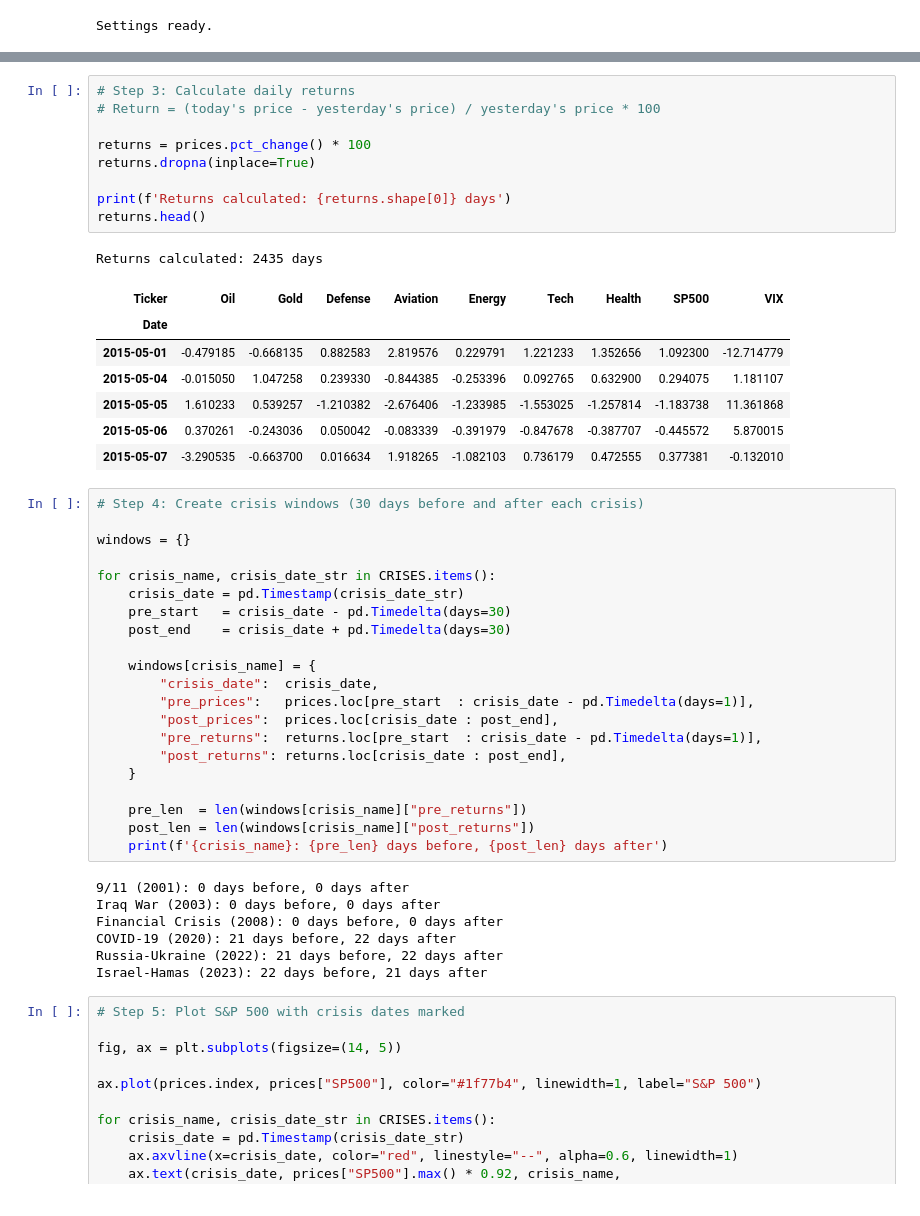
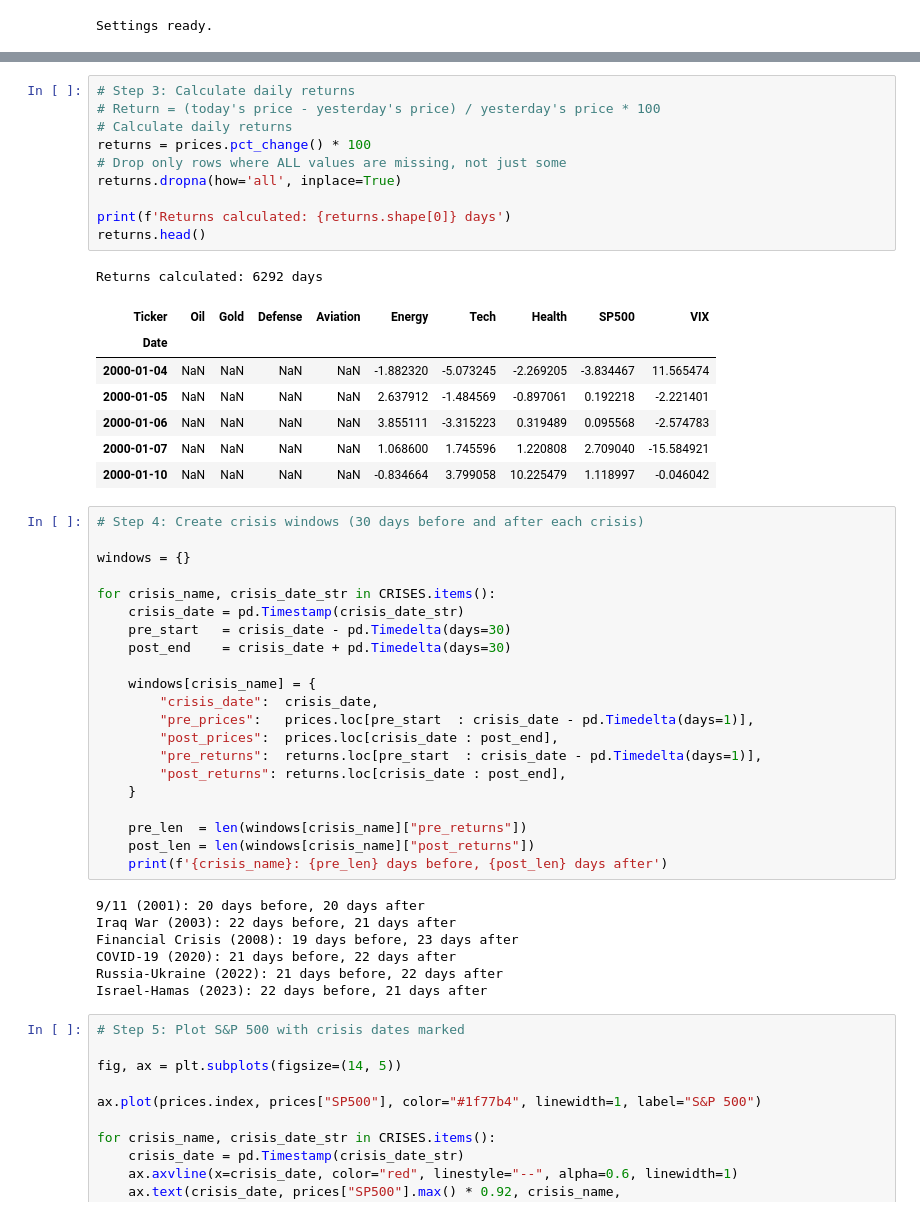
Before and after one commit to yagmurcaloglu-design/DSA_210_TermProject, a Jupyter notebook: data_collection (2).ipynb, the cells around one changed output, grey strips where cells are left out. Drawn from its saved outputs; the diff is of its cells as text.

```diff
--- a/data_collection (2).ipynb
+++ b/data_collection (2).ipynb
@@ -119,21 +153,22 @@ Skipping FRED for now.
 # %%
 # Step 3: Calculate daily returns
 # Return = (today's price - yesterday's price) / yesterday's price * 100
-
+# Calculate daily returns
 returns = prices.pct_change() * 100
-returns.dropna(inplace=True)
+# Drop only rows where ALL values are missing, not just some
+returns.dropna(how='all', inplace=True)
 
 print(f'Returns calculated: {returns.shape[0]} days')
 returns.head()
 # %% [output]
-Returns calculated: 2435 days
+Returns calculated: 6292 days
 | Ticker | Oil | Gold | Defense | Aviation | Energy | Tech | Health | SP500 | VIX |
 | Date |  |  |  |  |  |  |  |  |  |
-| 2015-05-01 | -0.479185 | -0.668135 | 0.882583 | 2.819576 | 0.229791 | 1.221233 | 1.352656 | 1.092300 | -12.714779 |
-| 2015-05-04 | -0.015050 | 1.047258 | 0.239330 | -0.844385 | -0.253396 | 0.092765 | 0.632900 | 0.294075 | 1.181107 |
-| 2015-05-05 | 1.610233 | 0.539257 | -1.210382 | -2.676406 | -1.233985 | -1.553025 | -1.257814 | -1.183738 | 11.361868 |
-| 2015-05-06 | 0.370261 | -0.243036 | 0.050042 | -0.083339 | -0.391979 | -0.847678 | -0.387707 | -0.445572 | 5.870015 |
-| 2015-05-07 | -3.290535 | -0.663700 | 0.016634 | 1.918265 | -1.082103 | 0.736179 | 0.472555 | 0.377381 | -0.132010 |
+| 2000-01-04 | NaN | NaN | NaN | NaN | -1.882320 | -5.073245 | -2.269205 | -3.834467 | 11.565474 |
+| 2000-01-05 | NaN | NaN | NaN | NaN | 2.637912 | -1.484569 | -0.897061 | 0.192218 | -2.221401 |
+| 2000-01-06 | NaN | NaN | NaN | NaN | 3.855111 | -3.315223 | 0.319489 | 0.095568 | -2.574783 |
+| 2000-01-07 | NaN | NaN | NaN | NaN | 1.068600 | 1.745596 | 1.220808 | 2.709040 | -15.584921 |
+| 2000-01-10 | NaN | NaN | NaN | NaN | -0.834664 | 3.799058 | 10.225479 | 1.118997 | -0.046042 |
 # %%
 # Step 4: Create crisis windows (30 days before and after each crisis)
 
@@ -156,9 +191,9 @@ for crisis_name, crisis_date_str in CRISES.items():
     post_len = len(windows[crisis_name]["post_returns"])
     print(f'{crisis_name}: {pre_len} days before, {post_len} days after')
 # %% [output]
-9/11 (2001): 0 days before, 0 days after
-Iraq War (2003): 0 days before, 0 days after
-Financial Crisis (2008): 0 days before, 0 days after
+9/11 (2001): 20 days before, 20 days after
+Iraq War (2003): 22 days before, 21 days after
+Financial Crisis (2008): 19 days before, 23 days after
 COVID-19 (2020): 21 days before, 22 days after
 Russia-Ukraine (2022): 21 days before, 22 days after
 Israel-Hamas (2023): 22 days before, 21 days after
```
Also changed, not shown: parts of 5 cells of this notebook, 15 other files.
